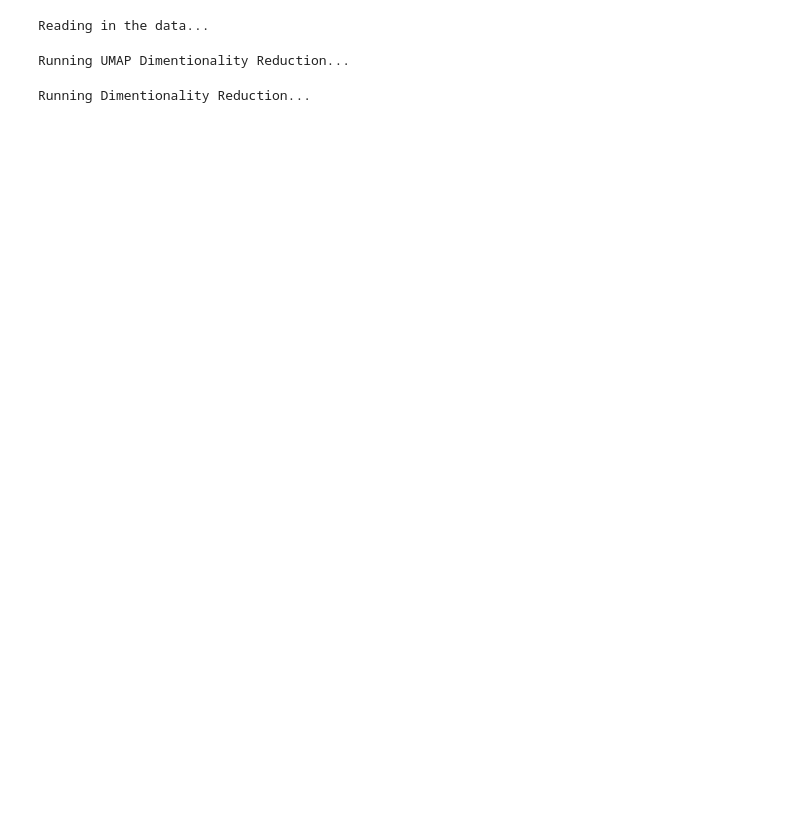
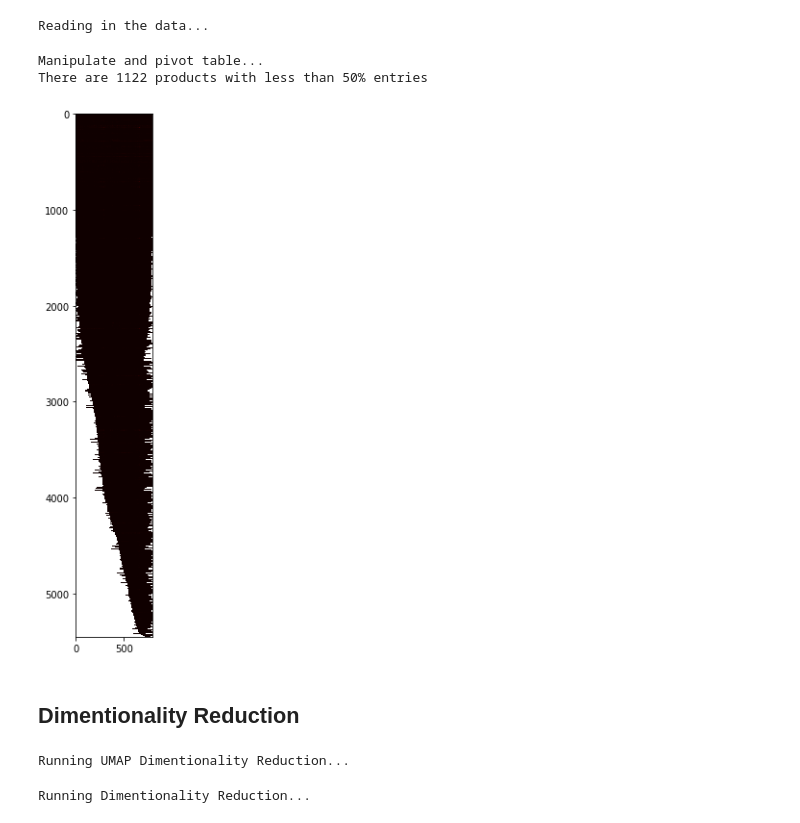
Before and after one commit to brandries/project_echo_clustering, a Jupyter notebook: clustering/Visualize_Notebook.ipynb, the cells around one changed output. Saved outputs shown, nothing was run; the diff lists cells and outputs as text; code cells hidden in the pictures; blank space fills up the shorter version.

```diff
--- a/clustering/Visualize_Notebook.ipynb
+++ b/clustering/Visualize_Notebook.ipynb
@@ -28,6 +29,21 @@ X = scale.fit_transform(df)
 names = df.columns
 # %% [output]
 Reading in the data...
+# %%
+pp = Preprocessing()
+# %%
+pivot_table = pp.pivot_table(product_sales)
+sorted_df = pp.sort_nas(pivot_table)
+pp.make_diff_length_list(sorted_df)
+# %% [output]
+Manipulate and pivot table...
+There are 1122 products with less than 50% entries
+# %%
+pp.plot_nas(sorted_df)
+# %% [output]
+[figure, added]
+# %% [markdown]
+## Dimentionality Reduction
 # %%
 print('Running UMAP Dimentionality Reduction...')
 um = umap.UMAP()
```
Also changed, not shown: parts of 1 cell of this notebook, 1 other file.
